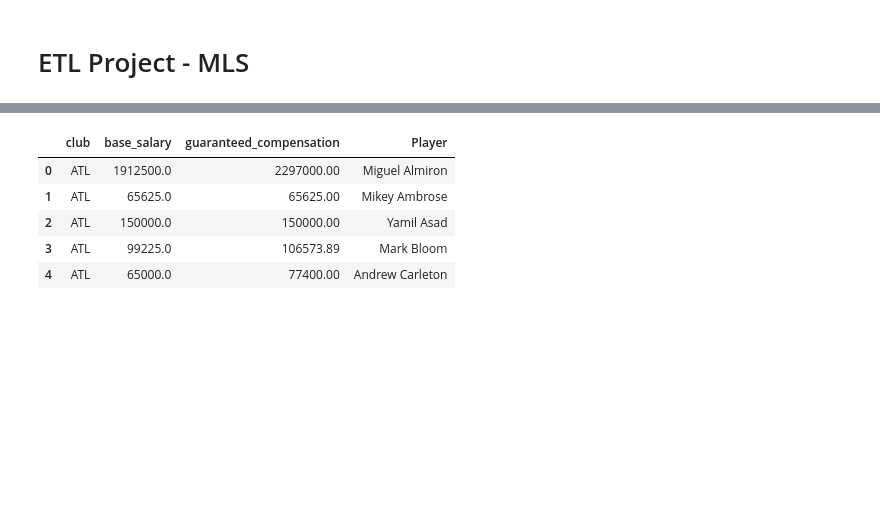
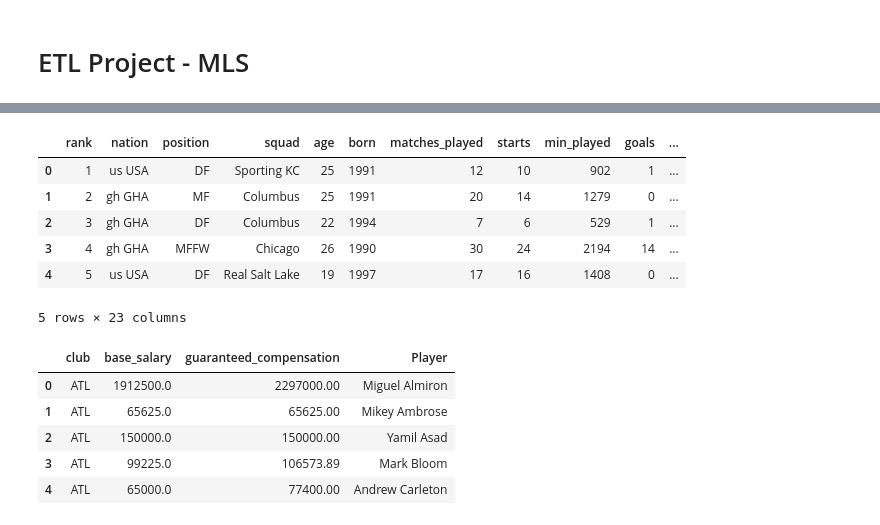
Before and after one commit to clmatherson/ETL_Project, a Jupyter notebook: MLS_ETL.ipynb, the cells around one changed output, grey strips where cells are left out. Drawn from its saved outputs; the diff is of its cells as text; code cells hidden in the pictures; blank space fills up the shorter version.

```diff
--- a/MLS_ETL.ipynb
+++ b/MLS_ETL.ipynb
@@ -53 +82,19 @@ mmls_data_df.head()
+# %%
+# Assigned Column types
+mmls_data_df = mmls_data_df.astype({'rank':'int', 'nation':'str', 'position':'str', 'squad':'str', 'age':'int',
+                                    'born':'int', 'matches_played':'int', 'starts':'int', 'min_played':'int',
+                                    'goals':'int', 'assist':'int', 'penalty_kicks':'int', 'pk_attempts':'int',
+                                    'yell_card':'int', 'red_card':'int', 'goals_90':'float', 'assist_90':'float',
+                                    'goals_assist_90':'float', 'goals_pk_90':'float', 'goals_assist_pk_90':'float',
+                                    'player':'str', 'nation_2': 'str', 'nation_3': 'str'})
+
+mmls_data_df.head()
+# %% [output]
+|  | rank | nation | position | squad | age | born | matches_played | starts | min_played | goals | ... |
+| 0 | 1 | us USA | DF | Sporting KC | 25 | 1991 | 12 | 10 | 902 | 1 | ... |
+| 1 | 2 | gh GHA | MF | Columbus | 25 | 1991 | 20 | 14 | 1279 | 0 | ... |
+| 2 | 3 | gh GHA | DF | Columbus | 22 | 1994 | 7 | 6 | 529 | 1 | ... |
+| 3 | 4 | gh GHA | MFFW | Chicago | 26 | 1990 | 30 | 24 | 2194 | 14 | ... |
+| 4 | 5 | us USA | DF | Real Salt Lake | 19 | 1997 | 17 | 16 | 1408 | 0 | ... |
+5 rows × 23 columns
 # %%
```
Also changed, not shown: parts of 16 cells of this notebook.
